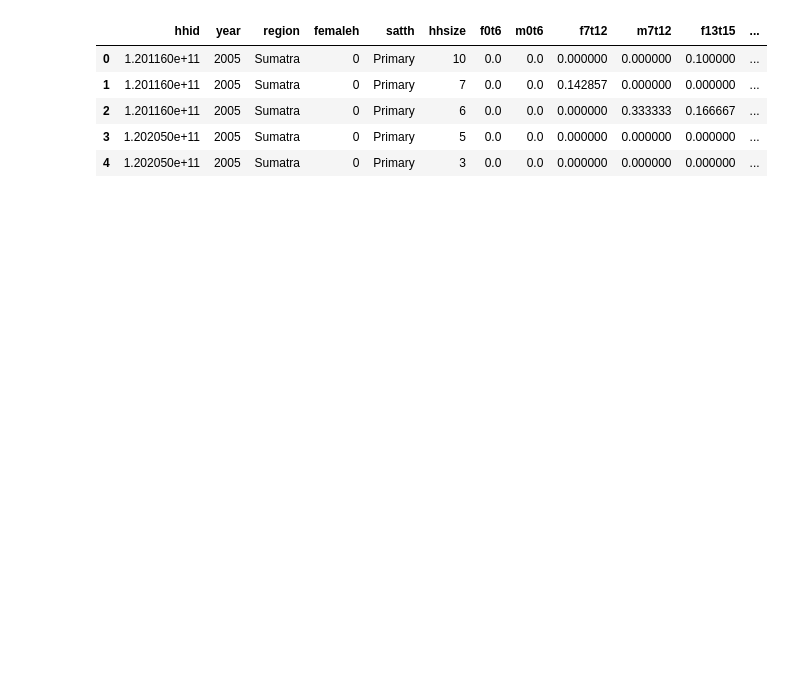
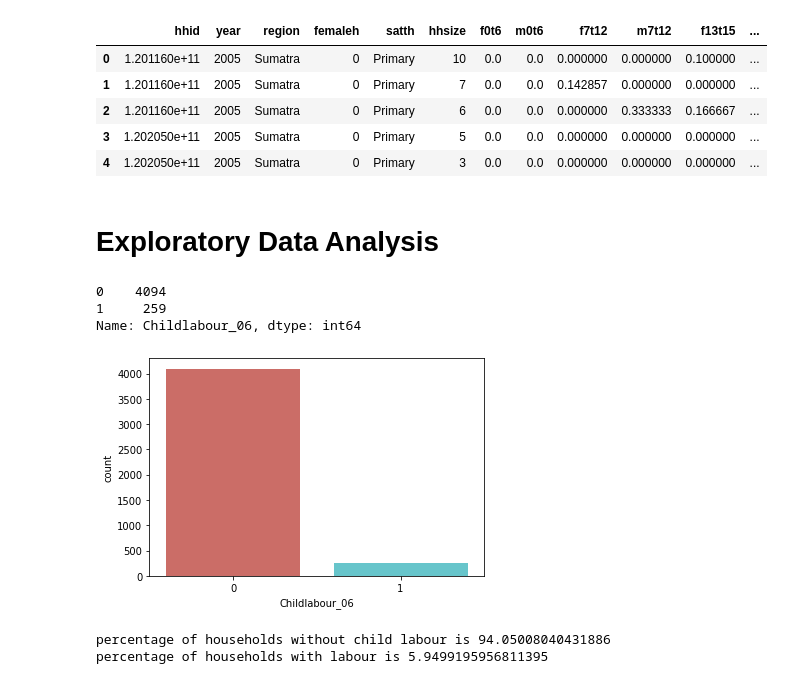
Before and after one commit to Laurie1990/Project3, a Jupyter notebook: data_cleaning_preprocessing.ipynb, the cells around one changed output. Saved outputs shown, nothing was run; the diff lists cells and outputs as text; code cells hidden in the pictures; blank space fills up the shorter version.

```diff
--- a/data_cleaning_preprocessing.ipynb
+++ b/data_cleaning_preprocessing.ipynb
@@ -170,7 +186,7 @@ data_2005.head()
 5 rows × 40 columns
 # %%
 #Let's merge the two dataframes, but we will only take the outcome columns from 2006
-cleaned_data = pd.merge(data_2005,data_2006[['hhid','%work10t18', 'Childlabour']],on='hhid', how='left')
+cleaned_data = pd.merge(data_2005,data_2006[['hhid', 'Childlabour']],on='hhid', how='left')
 # %%
 cleaned_data.shape
 # %% [output]
@@ -189,0 +209,27 @@ cleaned_data = cleaned_data.rename(columns={'Childlabour_x': 'Childlabour_05', '
+# %%
+cleaned_data=cleaned_data.drop(["year"], axis=1)
+# %% [markdown]
+# Exploratory Data Analysis
+# %%
+#First let's get a look at the occurences of our target variable "Childlabour_y",
+#which is the occurence of child labour within a household in 2006
+cleaned_data['Childlabour_06'].value_counts()
+# %% [output]
+0    4094
+1     259
+Name: Childlabour_06, dtype: int64
+# %%
+sns.countplot(x="Childlabour_06", data=cleaned_data, palette='hls')
+plt.show()
+# %% [output]
+[figure, added]
+# %%
+count_no_work = len(cleaned_data[cleaned_data["Childlabour_06"]==0])
+count_work = len(cleaned_data[cleaned_data["Childlabour_06"]==1])
+pct_of_no_work = count_no_work/(count_no_work+count_work)
+print("percentage of households without child labour is", pct_of_no_work*100)
+pct_of_work = count_work/(count_no_work+count_work)
+print("percentage of households with labour is", pct_of_work*100)
+# %% [output]
+percentage of households without child labour is 94.05008040431886
+percentage of households with labour is 5.9499195956811395
```
Also changed, not shown: parts of 20 cells of this notebook, 2 other files.
